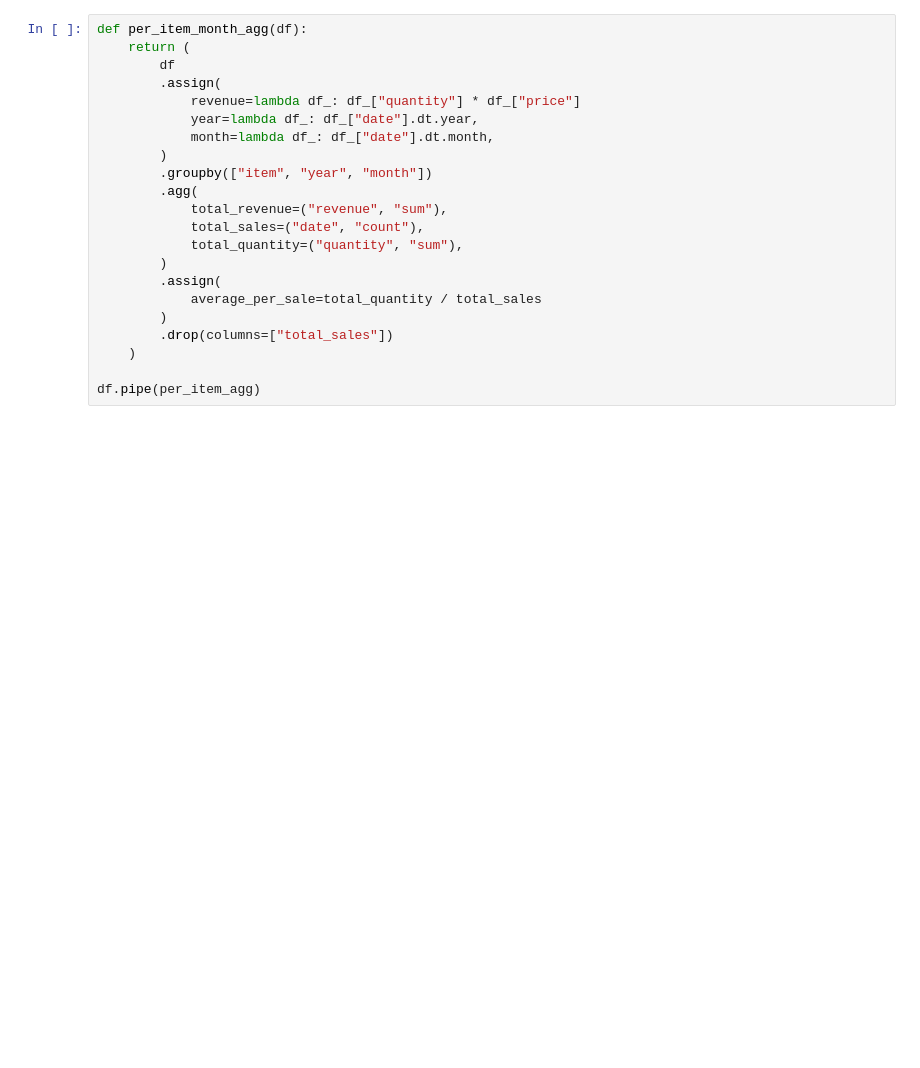
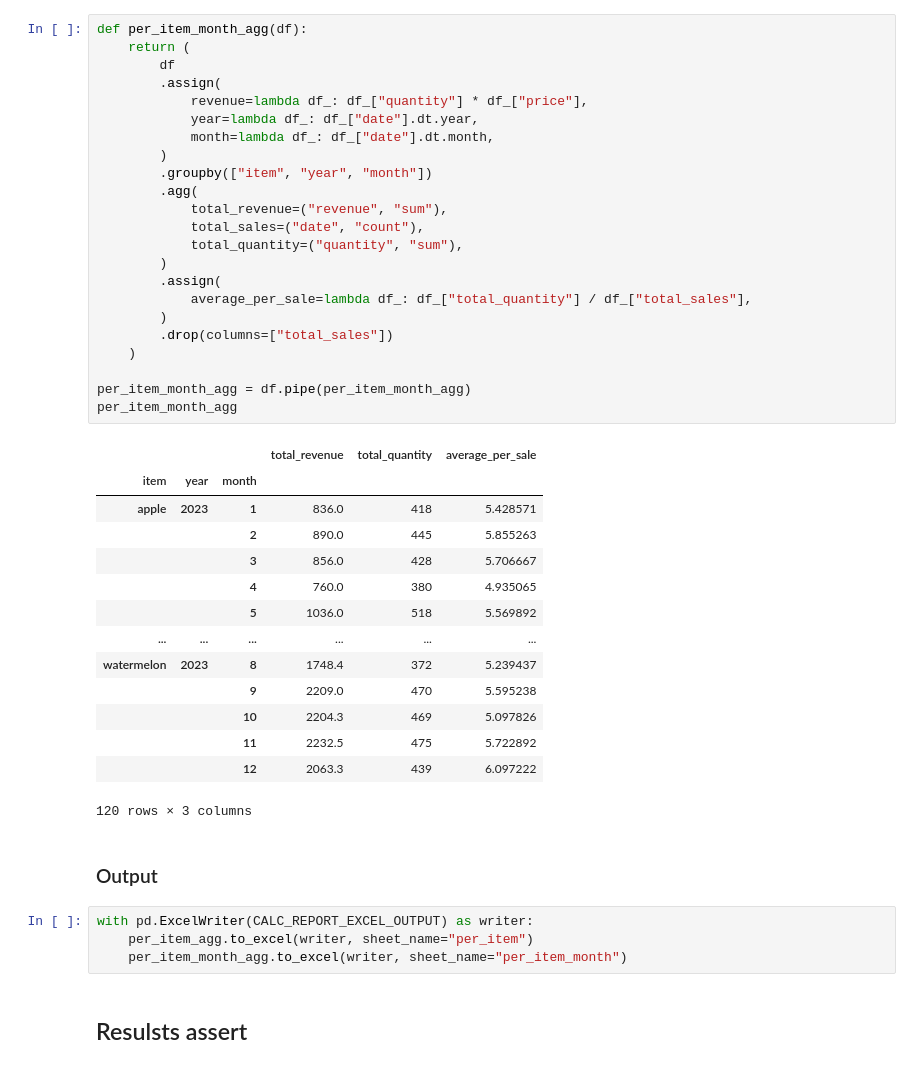
Before and after one commit to FernandoAFS/fruit-store, a Jupyter notebook: data-lab/report_check.ipynb, the cells around one changed output. Saved outputs shown, nothing was run; the diff lists cells and outputs as text; blank space fills up the shorter version.

```diff
--- a/data-lab/report_check.ipynb
+++ b/data-lab/report_check.ipynb
@@ -53,22 +76,46 @@ df.pipe(per_item_agg)
 # %%
 def per_item_month_agg(df):
     return (
         df
         .assign(
-            revenue=lambda df_: df_["quantity"] * df_["price"]
+            revenue=lambda df_: df_["quantity"] * df_["price"],
             year=lambda df_: df_["date"].dt.year,
             month=lambda df_: df_["date"].dt.month,
         )
         .groupby(["item", "year", "month"])
         .agg(
             total_revenue=("revenue", "sum"),
             total_sales=("date", "count"),
             total_quantity=("quantity", "sum"),
         )
         .assign(
-            average_per_sale=total_quantity / total_sales
+            average_per_sale=lambda df_: df_["total_quantity"] / df_["total_sales"],
         )
         .drop(columns=["total_sales"])
     )
 
-df.pipe(per_item_agg)
+per_item_month_agg = df.pipe(per_item_month_agg)
+per_item_month_agg
+# %% [output]
+|  |  |  | total_revenue | total_quantity | average_per_sale |
+| item | year | month |  |  |  |
+| apple | 2023 | 1 | 836.0 | 418 | 5.428571 |
+|  |  | 2 | 890.0 | 445 | 5.855263 |
+|  |  | 3 | 856.0 | 428 | 5.706667 |
+|  |  | 4 | 760.0 | 380 | 4.935065 |
+|  |  | 5 | 1036.0 | 518 | 5.569892 |
+| ... | ... | ... | ... | ... | ... |
+| watermelon | 2023 | 8 | 1748.4 | 372 | 5.239437 |
+|  |  | 9 | 2209.0 | 470 | 5.595238 |
+|  |  | 10 | 2204.3 | 469 | 5.097826 |
+|  |  | 11 | 2232.5 | 475 | 5.722892 |
+|  |  | 12 | 2063.3 | 439 | 6.097222 |
+120 rows × 3 columns
+# %% [markdown]
+### Output
+# %%
+with pd.ExcelWriter(CALC_REPORT_EXCEL_OUTPUT) as writer:
+    per_item_agg.to_excel(writer, sheet_name="per_item")
+    per_item_month_agg.to_excel(writer, sheet_name="per_item_month")
+# %% [markdown]
+## Resulsts assert
```
Also changed, not shown: parts of 16 cells of this notebook.
